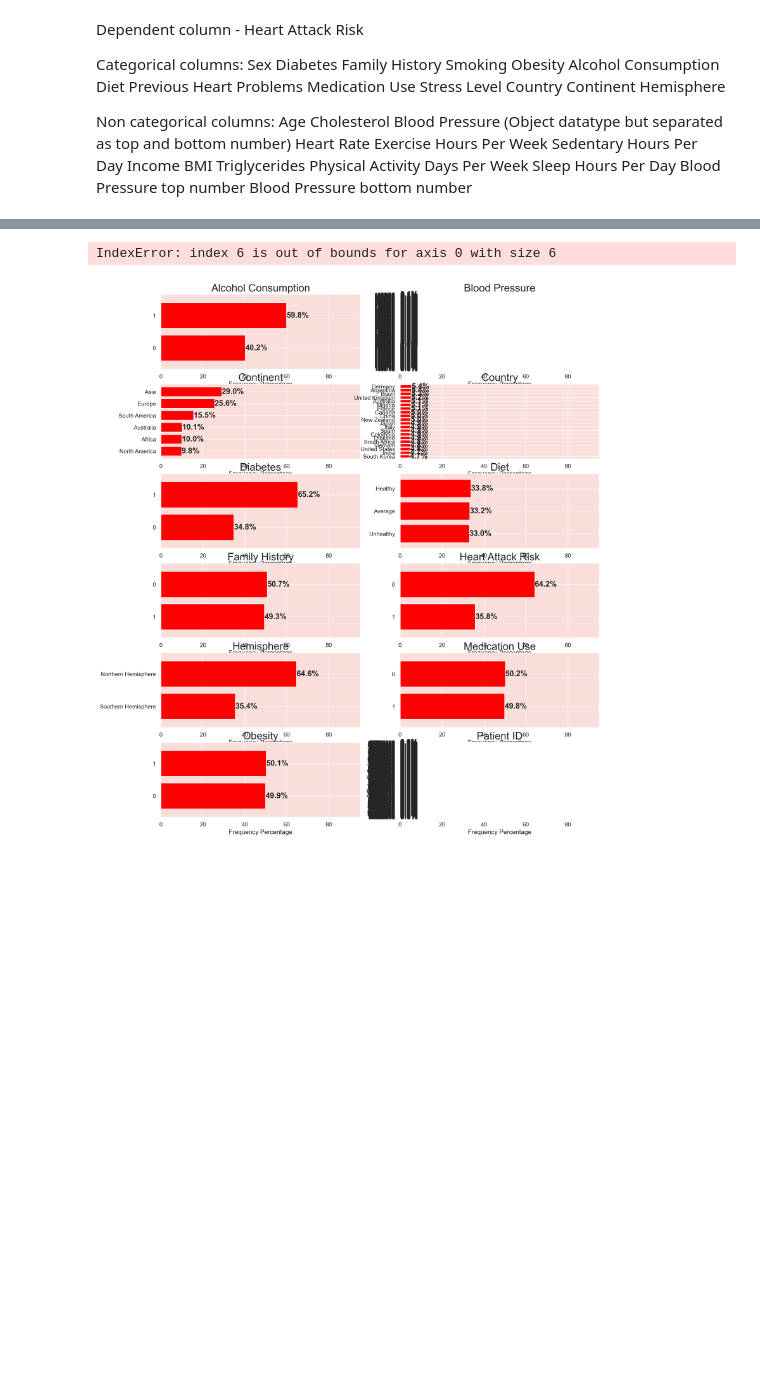
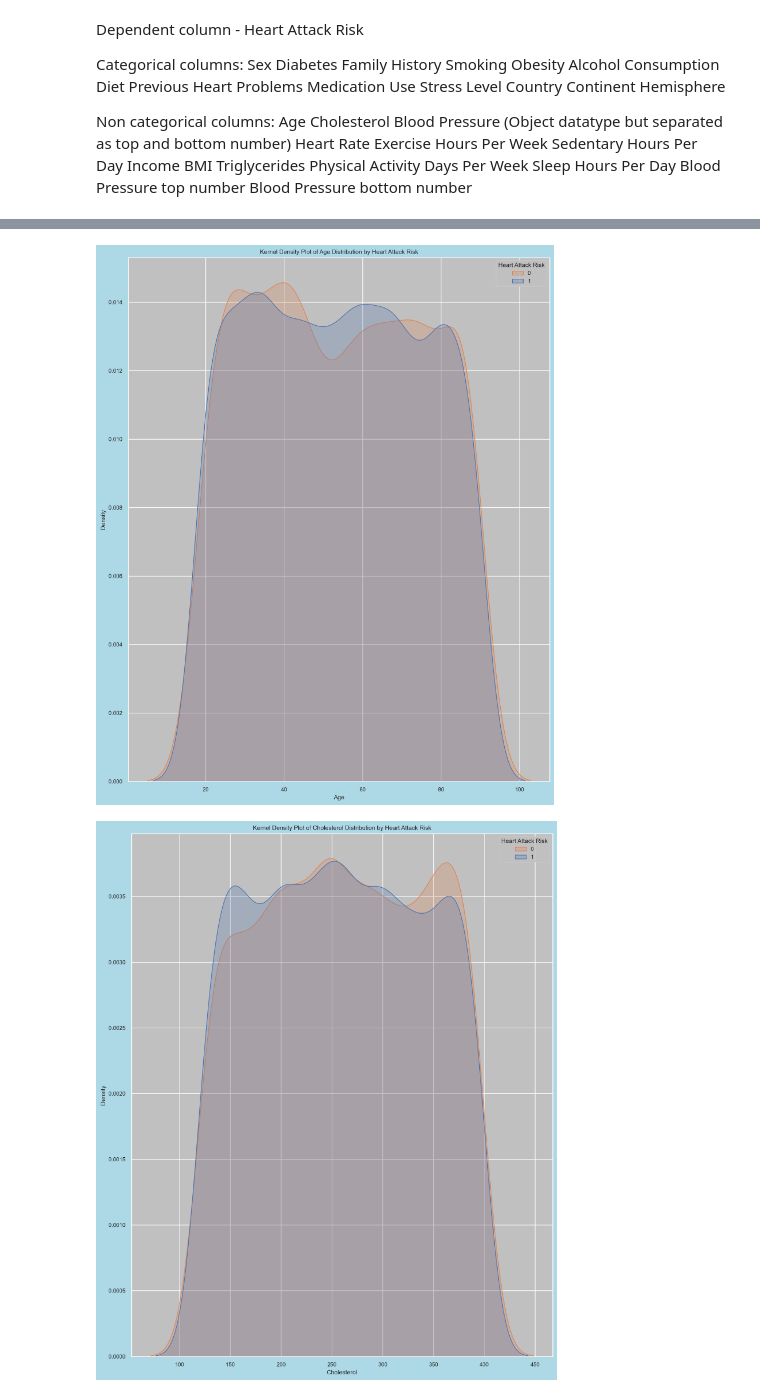
Before and after one commit to DeepikaPanneer/Heart-Attack-Risk-Prediction, a Jupyter notebook: EDA.ipynb, the cells around one changed output, grey strips where cells are left out. Cells and saved outputs as stored; diff of their text form; code cells hidden in the pictures; blank space fills up the shorter version.

```diff
--- a/EDA.ipynb
+++ b/EDA.ipynb
@@ -204,31 +162,12 @@ df_categorical = df[categorical_features]
-# %%
-# Set up the subplot for a 4x2 layout
-fig, ax = plt.subplots(nrows=6, ncols=2, figsize=(15, 18))
-
-# Loop to plot bar charts for each categorical feature in the 4x2 layout
-for i, col in enumerate(categorical_features):
-    row = i // 2
-    col_idx = i % 2
-
-    # Calculate frequency percentages
-    value_counts = df[col].value_counts(normalize=True).mul(100).sort_values()
-
-    # Plot bar chart
-    value_counts.plot(kind='barh', ax=ax[row, col_idx], width=0.8, color='red')
-
-    # Add frequency percentages to the bars
-    for index, value in enumerate(value_counts):
-        ax[row, col_idx].text(value, index, str(round(value, 1)) + '%', fontsize=15, weight='bold', va='center')
-
-    ax[row, col_idx].set_xlim([0, 95])
-    ax[row, col_idx].set_xlabel('Frequency Percentage', fontsize=12)
-    ax[row, col_idx].set_title(f'{col}', fontsize=20)
-
-ax[4,1].axis('off')
-plt.suptitle('Distribution of Categorical Variables', fontsize=22)
-plt.tight_layout()
-plt.subplots_adjust(top=0.95)
-plt.show()
-# %% [output]
-IndexError: index 6 is out of bounds for axis 0 with size 6
-[figure, removed]
+# %%
+for feature in continuous_features:
+    plt.figure(figsize=(12, 15))
+    sns.kdeplot(data=df, x=feature, hue='Heart Attack Risk', fill=True, common_norm=False)
+    plt.title(f'Kernel Density Plot of {feature} Distribution by Heart Attack Risk')
+    plt.xlabel(feature)
+    plt.ylabel('Density')
+    plt.legend(title='Heart Attack Risk', labels=['0', '1'])  # Adjust labels as needed
+    plt.show()
+# %% [output]
+[figure, added]
+[figure, added]
```
Also changed, not shown: parts of 6 cells of this notebook.
